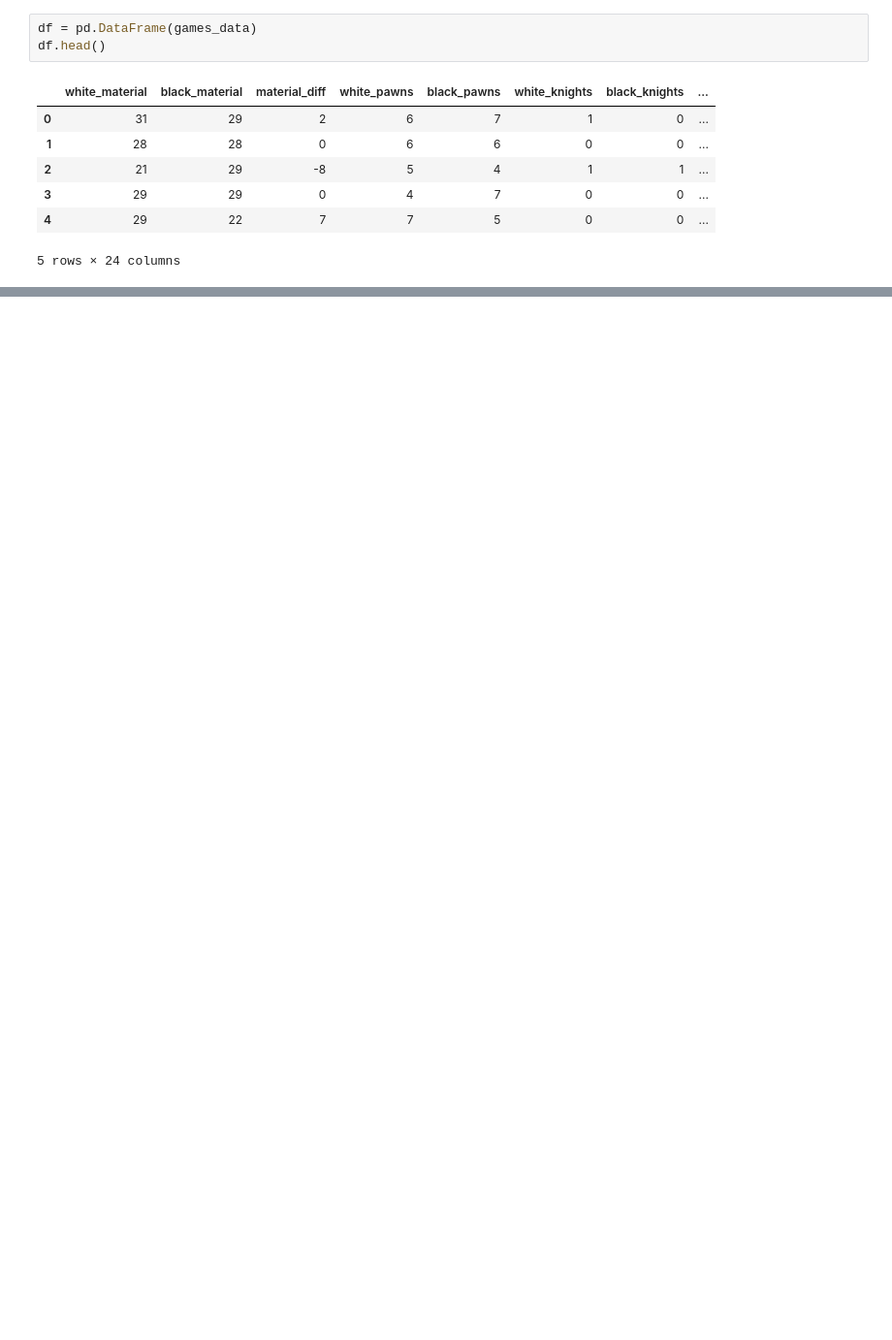
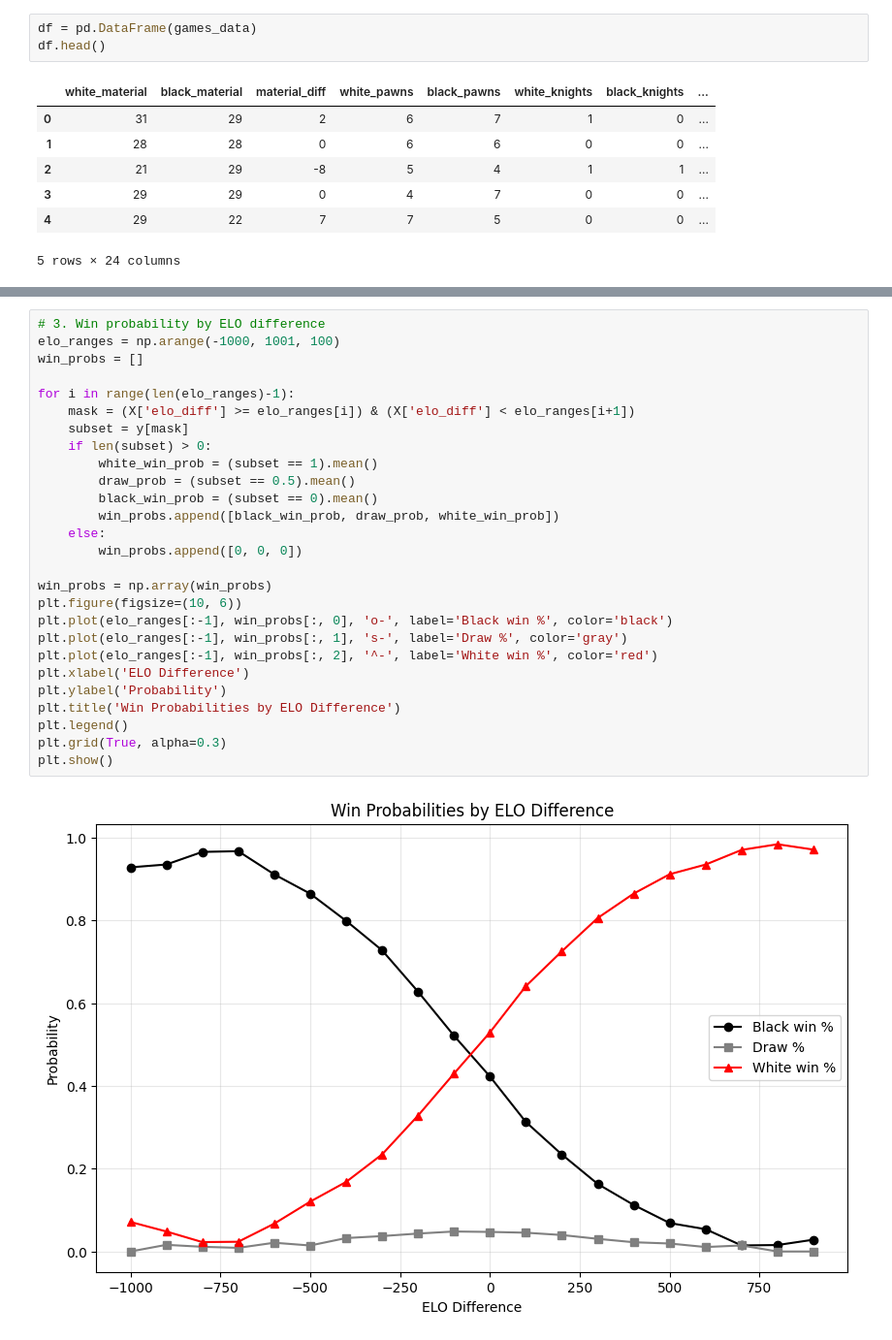
Before and after one commit to davdpanpan/chess, a Jupyter notebook: chess-win-predict.ipynb, the cells around one changed output, grey strips where cells are left out. Shown at 97% size. Cells and saved outputs as stored; diff of their text form; blank space fills up the shorter version.

```diff
--- a/chess-win-predict.ipynb
+++ b/chess-win-predict.ipynb
@@ -34,0 +206,29 @@ Index(['white_material', 'black_material', 'material_diff', 'white_pawns',
+# %%
+# 3. Win probability by ELO difference
+elo_ranges = np.arange(-1000, 1001, 100)
+win_probs = []
+
+for i in range(len(elo_ranges)-1):
+    mask = (X['elo_diff'] >= elo_ranges[i]) & (X['elo_diff'] < elo_ranges[i+1])
+    subset = y[mask]
+    if len(subset) > 0:
+        white_win_prob = (subset == 1).mean()
+        draw_prob = (subset == 0.5).mean()
+        black_win_prob = (subset == 0).mean()
+        win_probs.append([black_win_prob, draw_prob, white_win_prob])
+    else:
+        win_probs.append([0, 0, 0])
+
+win_probs = np.array(win_probs)
+plt.figure(figsize=(10, 6))
+plt.plot(elo_ranges[:-1], win_probs[:, 0], 'o-', label='Black win %', color='black')
+plt.plot(elo_ranges[:-1], win_probs[:, 1], 's-', label='Draw %', color='gray')
+plt.plot(elo_ranges[:-1], win_probs[:, 2], '^-', label='White win %', color='red')
+plt.xlabel('ELO Difference')
+plt.ylabel('Probability')
+plt.title('Win Probabilities by ELO Difference')
+plt.legend()
+plt.grid(True, alpha=0.3)
+plt.show()
+# %% [output]
+[figure, added]
```
Also changed, not shown: parts of 32 cells of this notebook.
